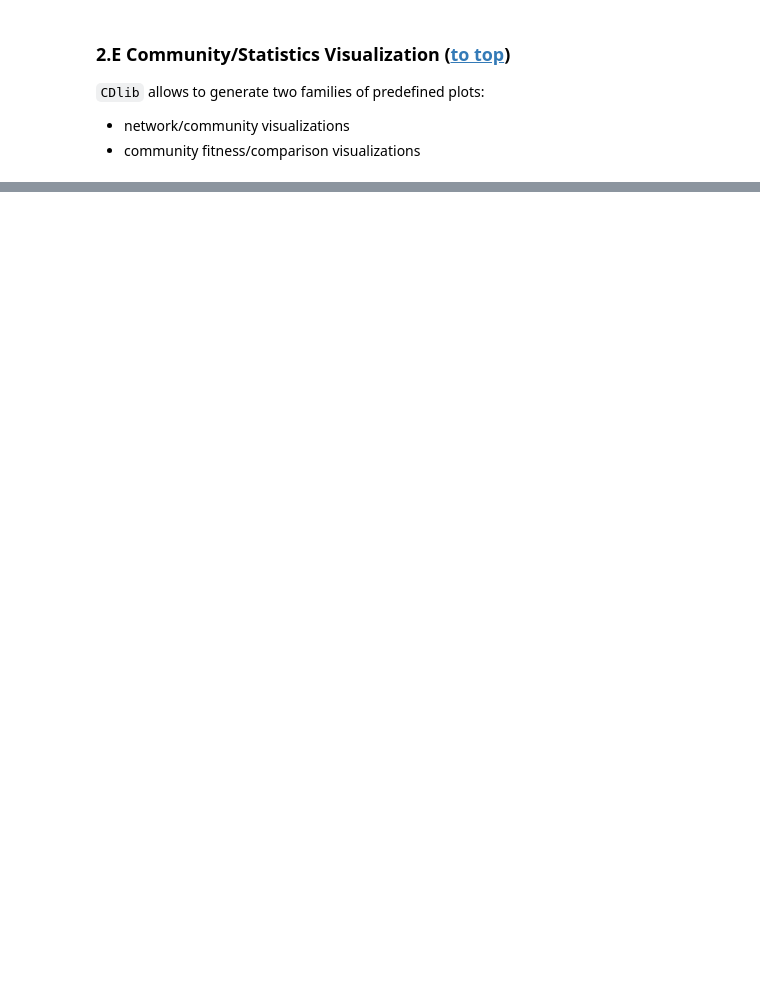
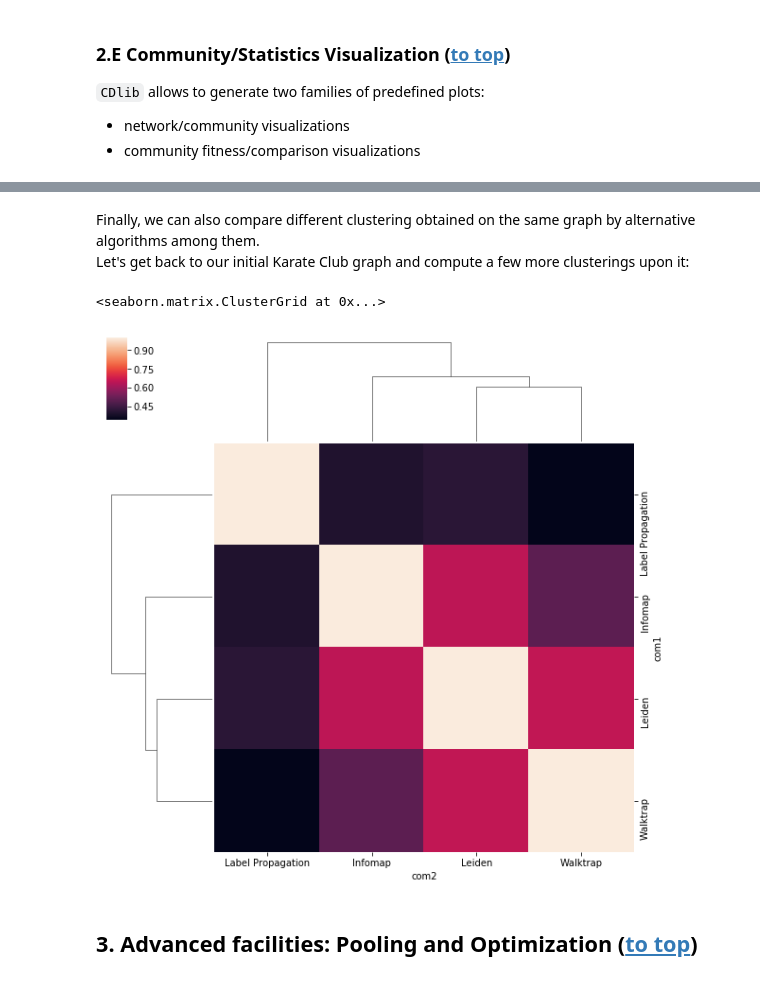
Before and after one commit to KDDComplexNetworkAnalysis/CNA_Tutorials, a Jupyter notebook: CDlib.ipynb, the cells around one changed output, grey strips where cells are left out. Drawn from its saved outputs; the diff is of its cells as text; code cells hidden in the pictures; blank space fills up the shorter version.

```diff
--- a/CDlib.ipynb
+++ b/CDlib.ipynb
@@ -198,0 +255,18 @@ viz.plot_com_properties_relation([leiden_coms, lp_coms], evaluation.size, evalua
+# %% [markdown]
+Finally, we can also compare different clustering obtained on the same graph by alternative algorithms among them. <br/>
+Let's get back to our initial Karate Club graph and compute a few more clusterings upon it:
+# %%
+g = nx.karate_club_graph()
+
+lp_coms = algorithms.label_propagation(g)
+leiden_coms = algorithms.leiden(g)
+wp_coms = algorithms.walktrap(g)
+infomap_coms = algorithms.infomap(g)
+
+viz.plot_sim_matrix([leiden_coms, lp_coms, wp_coms, infomap_coms],evaluation.adjusted_mutual_information)
+# %% [output]
+<seaborn.matrix.ClusterGrid at 0x...>
+[figure, added]
+# %% [markdown]
+<a id='advanced'></a>
+## 3. Advanced facilities: Pooling and Optimization ([to top](#top))
```
Also changed, not shown: parts of 41 cells of this notebook.
